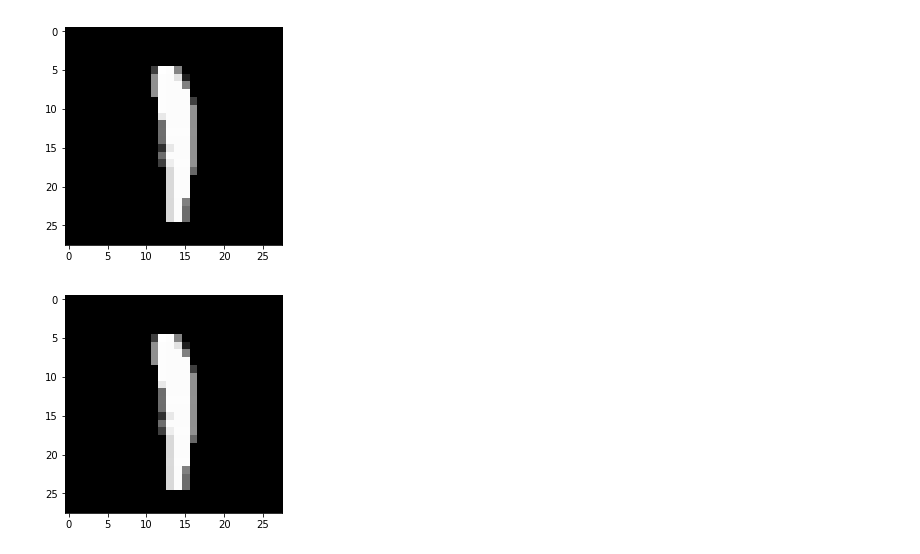
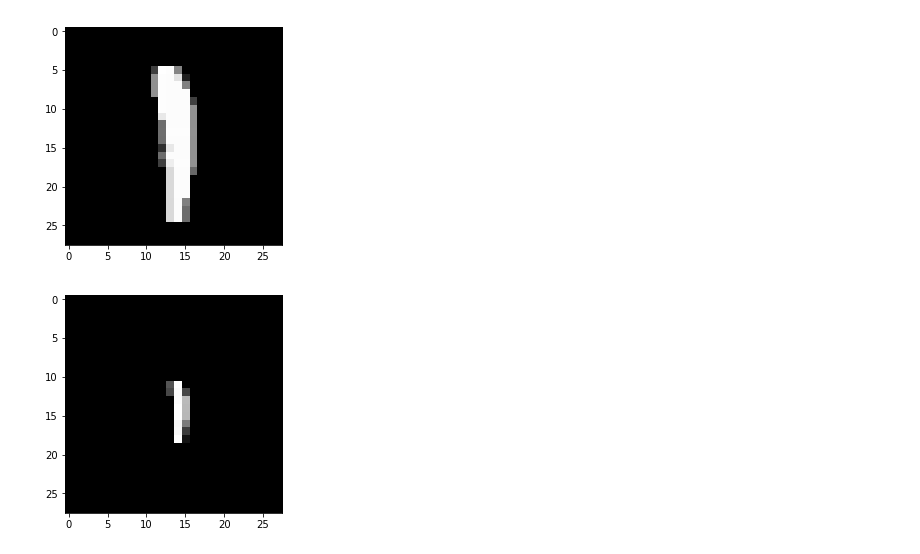
Before and after one commit to Uttaran-IITH/Thesis-Work, a Jupyter notebook: <Thesis>Denoising_AutoEncoder-MultiOP.ipynb, the cells around one changed output. Saved outputs shown, nothing was run; the diff lists cells and outputs as text; code cells hidden in the pictures.

```diff
--- a/<Thesis>Denoising_AutoEncoder-MultiOP.ipynb
+++ b/<Thesis>Denoising_AutoEncoder-MultiOP.ipynb
@@ -38,8 +38,20 @@ train_data = SP.Exposure(train_data,60)
 SP.Display(train_data,33337)
 # %% [output]
 [figure]
+# %%
+temp = np.empty([55000,784,6])
+for i in range(0, 6):
+    temp[:,:,i] = np.copy(train_data)
+temp[:,:,0] = SP.Exposure(temp[:,:,0],60)
+temp[:,:,1] = SP.Exposure(temp[:,:,1],-60)
+temp[:,:,2] = SP.Rotation(temp[:,:,2],-45)
+temp[:,:,3] = SP.Rotation(temp[:,:,3],45)
+temp[:,:,4] = SP.Scaling(temp[:,:,4],1.4)
+temp[:,:,5] = SP.Scaling(temp[:,:,5],0.4)
+# %%
+train_labels = temp
 # %%
-SP.Display(train_labels,33337)
+SP.Display(train_labels[:,:,5],33337)
 # %% [output]
-[figure, old version]
+[figure, new version]
 # %%
```
Also changed, not shown: parts of 8 cells of this notebook, 4 other files.
